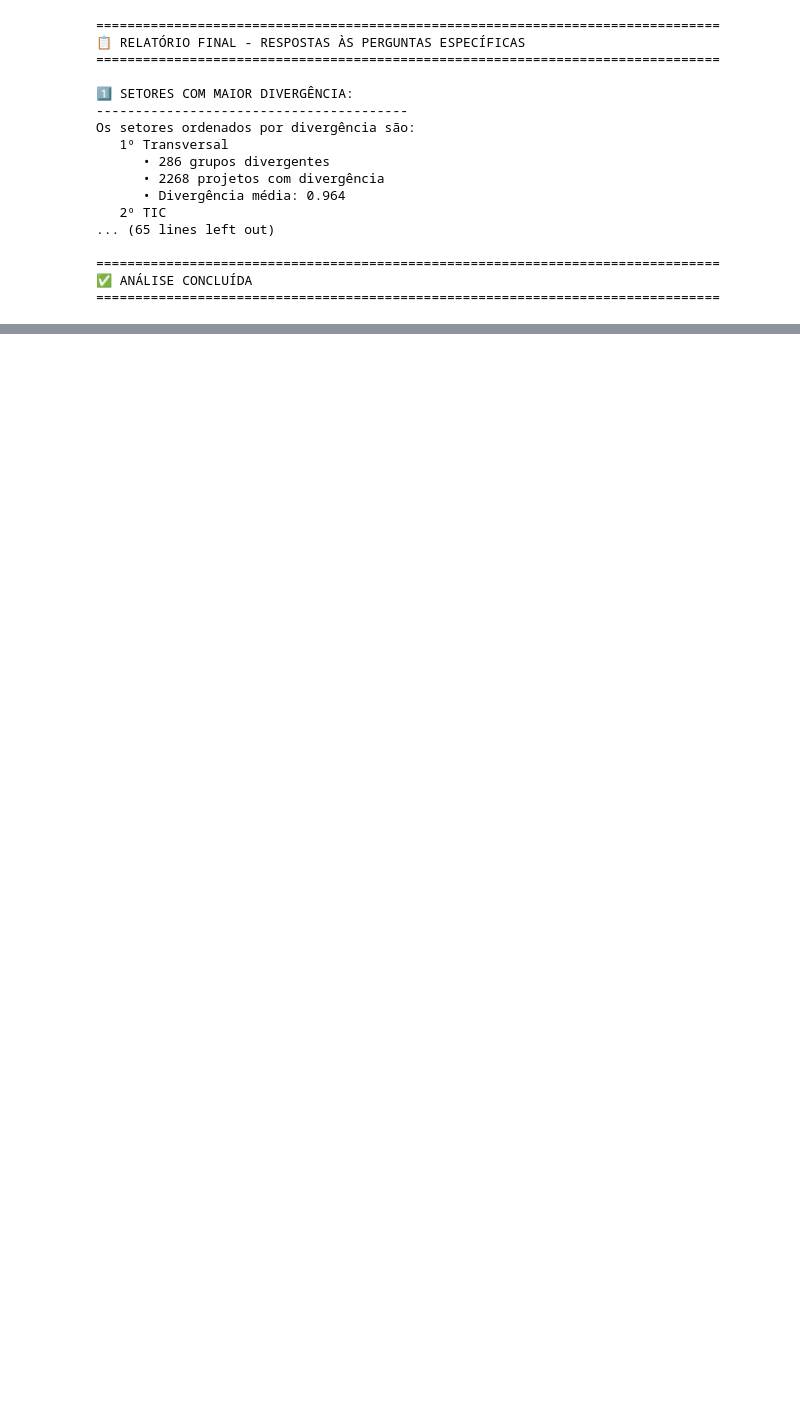
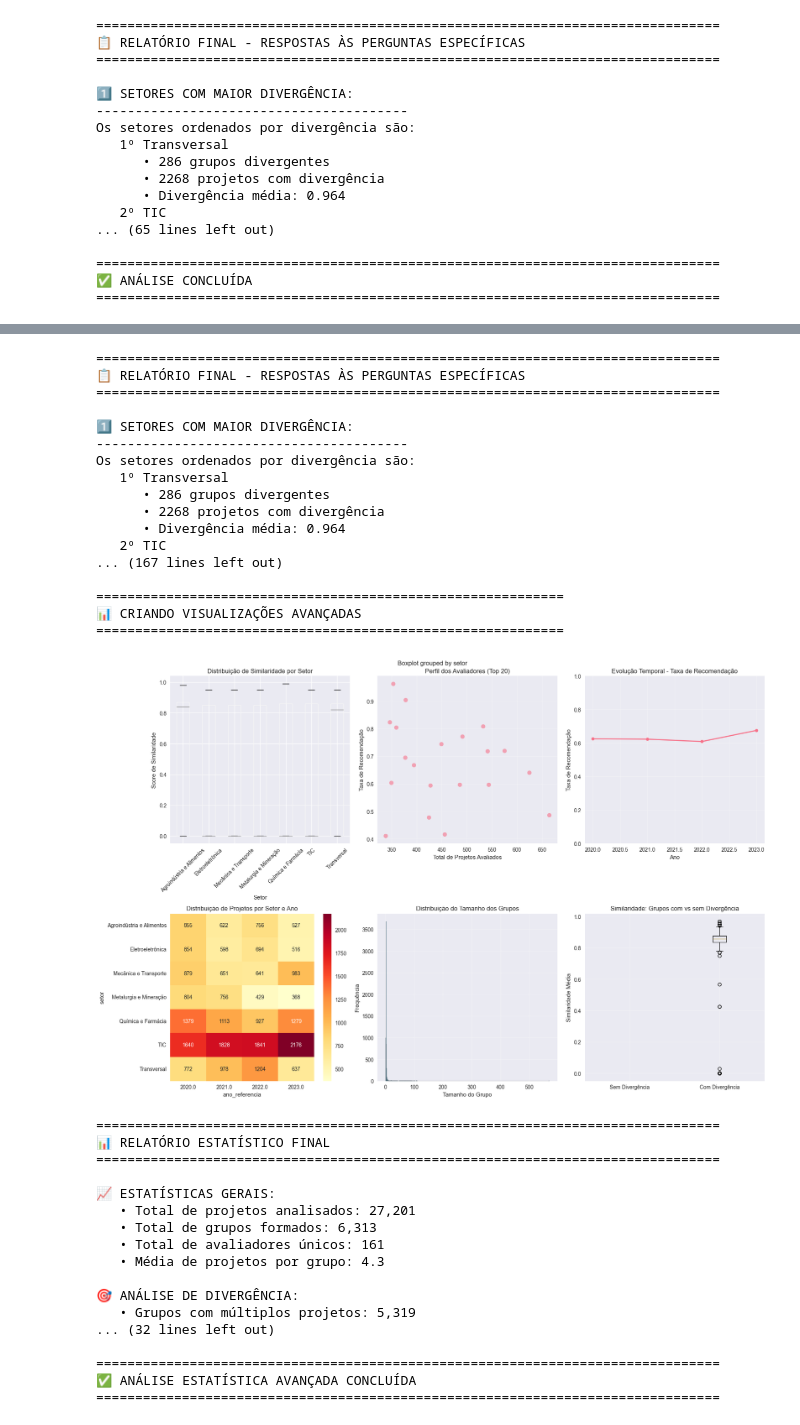
Before and after one commit to leomcamilo/report_good-law_ai, a Jupyter notebook: 6.1.Claude_analise_agrupamentos_similares.ipynb, the cells around one changed output, grey strips where cells are left out. Cells and saved outputs as stored; diff of their text form; code cells hidden in the pictures; blank space fills up the shorter version.

```diff
--- a/6.1.Claude_analise_agrupamentos_similares.ipynb
+++ b/6.1.Claude_analise_agrupamentos_similares.ipynb
@@ -700,6 +700,11 @@ def modelo_predicao_divergencia(df_llm):
     for grupo_id, grupo_df in df_llm.groupby('grupo_id'):
         if len(grupo_df) >= 2:  # Apenas grupos com múltiplos projetos
 
+            # Handle cases where mode() might be empty
+            setor_mode = grupo_df['setor'].mode()
+            natureza_mode = grupo_df['natureza'].mode()
+            tipo_mode = grupo_df['tipo_pesquisa'].mode()
+
             # Features do grupo
             features = {
                 'tamanho_grupo': len(grupo_df),
@@ -707,9 +712,9 @@ def modelo_predicao_divergencia(df_llm):
                 'similaridade_std': grupo_df['similaridade_score'].std(),
                 'anos_span': grupo_df['ano_referencia'].max() - grupo_df['ano_referencia'].min(),
                 'avaliadores_unicos': grupo_df['do_id_at'].nunique(),
-                'setor_dominante': grupo_df['setor'].mode().iloc[0],
-                'natureza_dominante': grupo_df['natureza'].mode().iloc[0],
-                'tipo_dominante': grupo_df['tipo_pesquisa'].mode().iloc[0]
+                'setor_dominante': setor_mode.iloc[0] if not setor_mode.empty else None,
+                'natureza_dominante': natureza_mode.iloc[0] if not natureza_mode.empty else None,
+                'tipo_dominante': tipo_mode.iloc[0] if not tipo_mode.empty else None
             }
 
             # Target: há divergência?
@@ -1104,6 +1109,7 @@ def executar_analise_avancada(df_llm):
 
 # %%
 # Para executar a análise avançada após a análise principal:
-# resultados_principais = executar_analise_completa()
-# if resultados_principais:
-#     resultados_avancados = executar_analise_avancada(resultados_principais['df_llm'])
+resultados_principais = executar_analise_completa()
+if resultados_principais:
+    resultados_avancados = executar_analise_avancada(resultados_principais['df_llm'])
+# %% [output]
@@ -1109,0 +1134,35 @@ def executar_analise_avancada(df_llm):
+================================================================================
+📋 RELATÓRIO FINAL - RESPOSTAS ÀS PERGUNTAS ESPECÍFICAS
+================================================================================
+
+1️⃣ SETORES COM MAIOR DIVERGÊNCIA:
+----------------------------------------
+Os setores ordenados por divergência são:
+   1º Transversal
+      • 286 grupos divergentes
+      • 2268 projetos com divergência
+      • Divergência média: 0.964
+   2º TIC
+... (167 lines left out)
+
+============================================================
+📊 CRIANDO VISUALIZAÇÕES AVANÇADAS
+============================================================
+[figure, added]
+================================================================================
+📊 RELATÓRIO ESTATÍSTICO FINAL
+================================================================================
+
+📈 ESTATÍSTICAS GERAIS:
+   • Total de projetos analisados: 27,201
+   • Total de grupos formados: 6,313
+   • Total de avaliadores únicos: 161
+   • Média de projetos por grupo: 4.3
+
+🎯 ANÁLISE DE DIVERGÊNCIA:
+   • Grupos com múltiplos projetos: 5,319
+... (32 lines left out)
+
+================================================================================
+✅ ANÁLISE ESTATÍSTICA AVANÇADA CONCLUÍDA
+================================================================================
```
Also changed, not shown: parts of 1 cell of this notebook, 2 other files.
